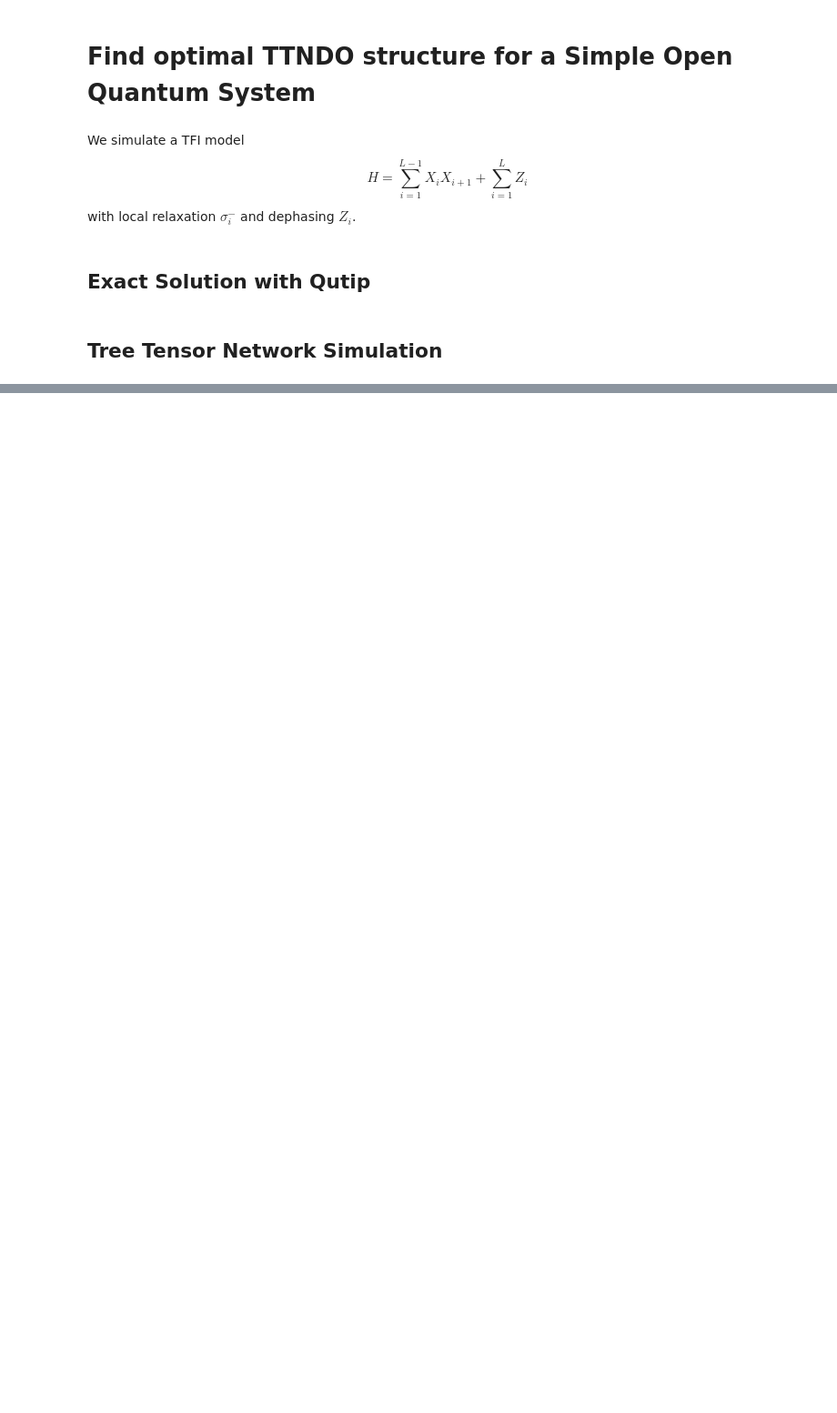
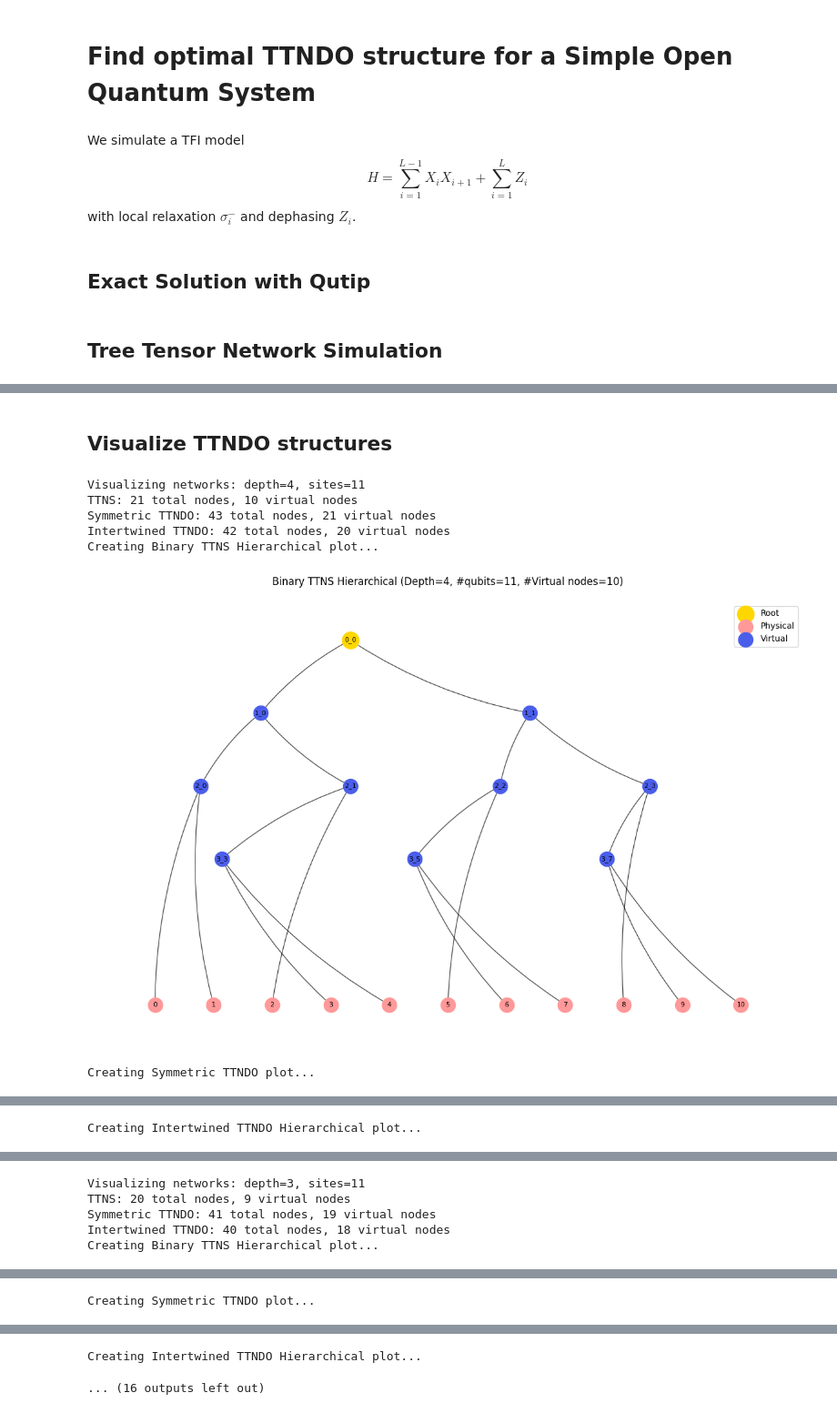
Before and after one commit to Drachier/PyTreeNet, a Jupyter notebook: open_system_optimal_ttndo.ipynb, the cells around one changed output, grey strips where cells are left out. Shown at 91% size. Drawn from its saved outputs; the diff is of its cells as text; code cells hidden in the pictures; blank space fills up the shorter version.

```diff
--- a/open_system_optimal_ttndo.ipynb
+++ b/open_system_optimal_ttndo.ipynb
@@ -572,5 +755,7 @@ plot_ttndo_errors(results, times)
+# %% [markdown]
+## Visualize TTNDO structures
 # %%
-depths = [1]
+depths = [4,3,2,1]
 
 for depth in depths:
     print(f"Visualizing networks: depth={depth}, sites={length}")
@@ -586,9 +771,10 @@ for depth in depths:
                             if not ("qubit" in node_id or "site" in node_id))
     print(f"TTNS: {len(ttns.nodes)} total nodes, {ttns_virtual_count} virtual nodes")
 
+
     # 2. Generate the TTNDOs
     try:
-        ttndo_symmetric = from_ttns_symmetric(ttns)
+        ttndo_symmetric = from_ttns_symmetric(ttns , initial_bond_dim)
 
         # SYMMETRIC TTNDO: Double TTNS virtual count + 1 for ttndo_root
         sym_virtual_count = ttns_virtual_count * 2 + 1
@@ -616,63 +802,44 @@ for depth in depths:
     except Exception as e:
         print(f"Error creating intertwined TTNDO: {e}")
 
-    # 3. Now create visualizations one by one
     # Binary TTNS - Hierarchical
     print("Creating Binary TTNS Hierarchical plot...")
     visualize_binary_ttns(
         ttns,
         title=f'Binary TTNS Hierarchical (Depth={depth}, #qubits={length}, #Virtual nodes={ttns_virtual_count})',
         layout_type="hierarchical",
-        simplified_labels=True
-    )
-
-    # Binary TTNS - Radial
-    print("Creating Binary TTNS Radial plot...")
-    visualize_binary_ttns(
-        ttns,
-        title=f'Binary TTNS Radial (Depth={depth}, #qubits={length}, #Virtual nodes={ttns_virtual_count})',
-        layout_type="radial",
         simplified_labels=True
     )
 
     # Symmetric TTNDO
     if ttndo_symmetric:
         print("Creating Symmetric TTNDO plot...")
         visualize_symmetric_ttndo(
             ttndo_symmetric,
             title=f'Symmetric TTNDO (Depth={depth}, #qubits={length}, #Virtual nodes={sym_virtual_count})',
             simplified_labels=True
         )
 
     # Intertwined TTNDO - Hierarchical
     if ttndo_fully_intertwined:
         print("Creating Intertwined TTNDO Hierarchical plot...")
         visualize_intertwined_ttndo(
             ttndo_fully_intertwined,
             title=f'Full Intertwined TTNDO Hierarchical (Depth={depth}, #qubits={length}, #Virtual nodes={int_virtual_count})',
             layout_type="hierarchical",
             simplified_labels=True
         )
 
-        # Intertwined TTNDO - Radial
-        print("Creating Intertwined TTNDO Radial plot...")
-        visualize_intertwined_ttndo(
-            ttndo_fully_intertwined,
-            title=f'Full Intertwined TTNDO Radial (Depth={depth}, #qubits={length}, #Virtual nodes={int_virtual_count})',
-            layout_type="radial",
-            simplified_labels=True
-        )
-
         visualize_intertwined_ttndo(
             ttndo_physically_intertwined,
             title=f'Physical Intertwined TTNDO Hierarchical (Depth={depth}, #qubits={length}, #Virtual nodes={int_virtual_count})',
             layout_type="hierarchical",
             simplified_labels=True)
-
-        # Intertwined TTNDO - Radial
-        print("Creating Intertwined TTNDO Radial plot...")
-        visualize_intertwined_ttndo(
-            ttndo_physically_intertwined,
-            title=f'Physical Intertwined TTNDO Radial (Depth={depth}, #qubits={length}, #Virtual nodes={int_virtual_count})',
-            layout_type="radial",
-            simplified_labels=True)
+# %% [output]
+Visualizing networks: depth=4, sites=11
+TTNS: 21 total nodes, 10 virtual nodes
+Symmetric TTNDO: 43 total nodes, 21 virtual nodes
+Intertwined TTNDO: 42 total nodes, 20 virtual nodes
+Creating Binary TTNS Hierarchical plot...
+[figure, added]
+Creating Symmetric TTNDO plot...
@@ -678,0 +847 @@ for depth in depths:
+Creating Intertwined TTNDO Hierarchical plot...
@@ -678,0 +850,5 @@ for depth in depths:
+Visualizing networks: depth=3, sites=11
+TTNS: 20 total nodes, 9 virtual nodes
+Symmetric TTNDO: 41 total nodes, 19 virtual nodes
+Intertwined TTNDO: 40 total nodes, 18 virtual nodes
+Creating Binary TTNS Hierarchical plot...
@@ -678,0 +856 @@ for depth in depths:
+Creating Symmetric TTNDO plot...
@@ -678,0 +858,2 @@ for depth in depths:
+Creating Intertwined TTNDO Hierarchical plot...
+... (16 outputs left out)
```
Also changed, not shown: parts of 29 cells of this notebook, 7 other files.
